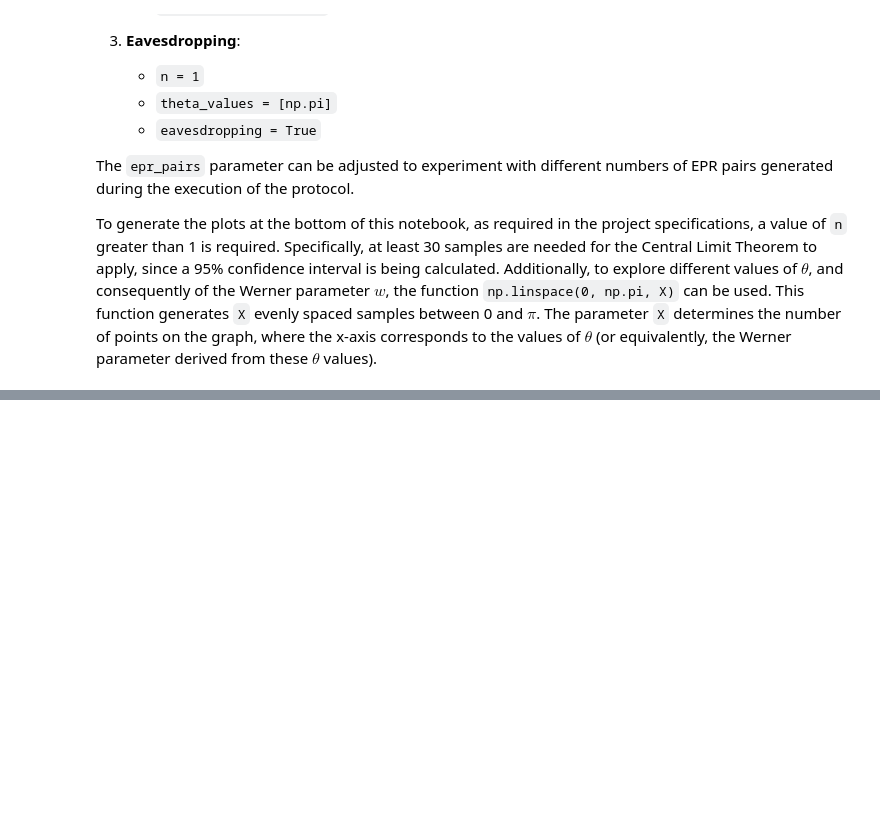
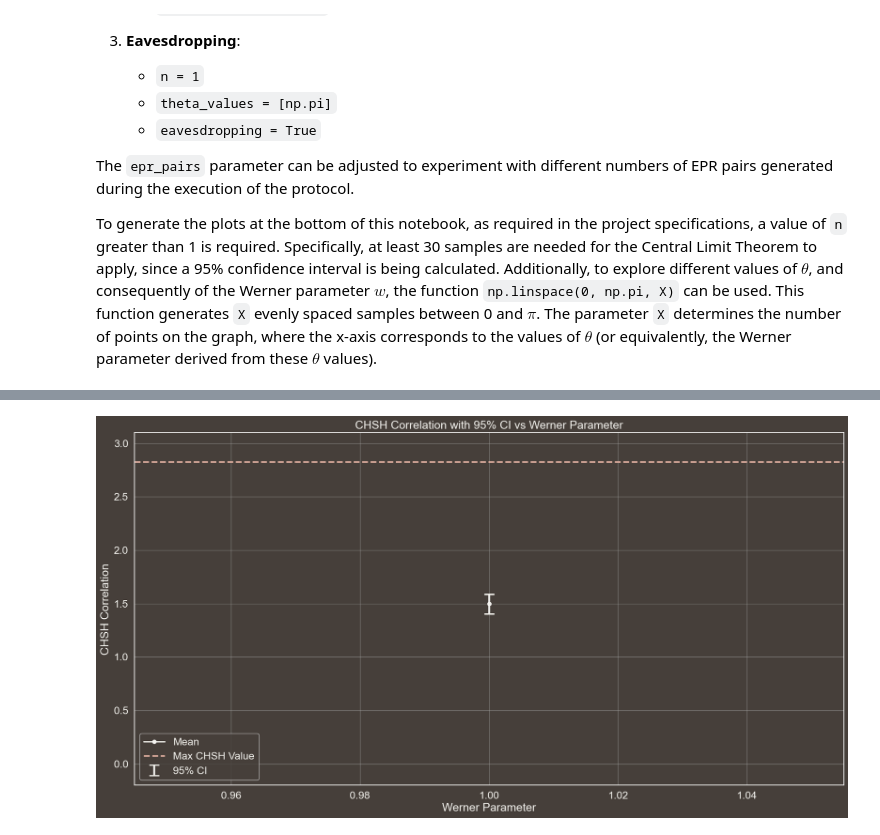
Before and after one commit to giovanniligato/E91-Protocol, a Jupyter notebook: E91.ipynb, the cells around one changed output, grey strips where cells are left out. Cells and saved outputs as stored; diff of their text form; code cells hidden in the pictures; blank space fills up the shorter version.

```diff
--- a/E91.ipynb
+++ b/E91.ipynb
@@ -56,10 +59,10 @@ To generate the plots at the bottom of this notebook, as required in the project
 n = 30
 
 # Theta values to be used for the generation of the Werner States
-theta_values = np.linspace(0, np.pi, 20)
+theta_values = [np.pi] # np.linspace(0, np.pi, 15)
 
 # Whether Eve is eavesdropping or not
-eavesdropping = False
+eavesdropping = True
 
 # Number of EPR pairs to be generated in one execution of the protocol
 epr_pairs = 300
@@ -65,0 +585,76 @@ epr_pairs = 300
+# %%
+# Whether to plot the Werner parameter or the Theta values on the x-axis
+# If True, the Werner parameter will be plotted on the x-axis
+# If False, the Theta values will be plotted on the x-axis
+WP = True
+
+
+# ------------------------
+# Palette colors for plots
+background_color = "#463F3A"
+foreground_color = "#F4F3EE"
+special_color = "#E0AFA0"
+# %%
+# S Curve
+
+if n > 1:
+    # If the number of executions of the protocol is greater than 1
+
+    # Setting the style of the plot
+    sns.set_theme(rc={'axes.facecolor':background_color, 'figure.facecolor':background_color}, font_scale=1.5)
+    plt.figure(figsize=(20, 10))
+    plt.rcParams.update({'text.color': foreground_color,
+                        'axes.labelcolor': foreground_color,
+                        'xtick.color': foreground_color,
+                        'ytick.color': foreground_color,
+                        'axes.titlecolor': foreground_color})
+    plt.grid(color='darkgray', alpha=0.5)
+
+    # Y-axis values
+    y = []
+
+    # Margin of error values for error bars
+    margin_of_error = []
+
+    # X-axis values (Werner Parameter)
+    # w = sin^2(theta/2)
+    w_values = [(np.sin(theta/2))**2 for theta in theta_values]
+
+    for theta in theta_values:
+
+        # Saving the mean value of the CHSH correlation for the current theta
+        y.append(np.mean(data_collector[theta]["S"]))
+
+        # Computing the margin of error for the 95% confidence interval of the CHSH correlation
+        margin_of_error.append(1.96 * (np.std(data_collector[theta]["S"]) / math.sqrt(n)))
+
+    if WP:
+        x = w_values
+        plot_title = 'CHSH Correlation with 95% CI vs Werner Parameter'
+        x_label = 'Werner Parameter'
+    else:
+        x = theta_values
+        plot_title = 'CHSH Correlation with 95% CI vs Theta'
+        x_label = 'Theta [radians]'
+
+    # Plotting the error bars using the margin of error
+    plt.errorbar(x=x, y=y, fmt='o', yerr=margin_of_error, markersize=1, capsize=8, color=foreground_color, lw=3, capthick=2, label="95% CI")
+
+    # Plotting the line
+    sns.lineplot(x=x, y=y, marker='o', label="Mean", color=foreground_color, linewidth=2)
+
+    # Plotting the theoretical maximum CHSH value (in the quantum case)
+    plt.axhline(y=2*np.sqrt(2), color=special_color, linestyle='--', label="Max CHSH Value", lw=2.5)
+
+    # Set the y-axis limits
+    plt.ylim(-0.2, 3.1)
+
+    plt.title(plot_title)
+    plt.xlabel(x_label)
+    plt.ylabel('CHSH Correlation')
+
+    plt.legend()
+
+    plt.show()
+# %% [output]
+[figure, added]
```
Also changed, not shown: parts of 10 cells of this notebook, 1 other file.
